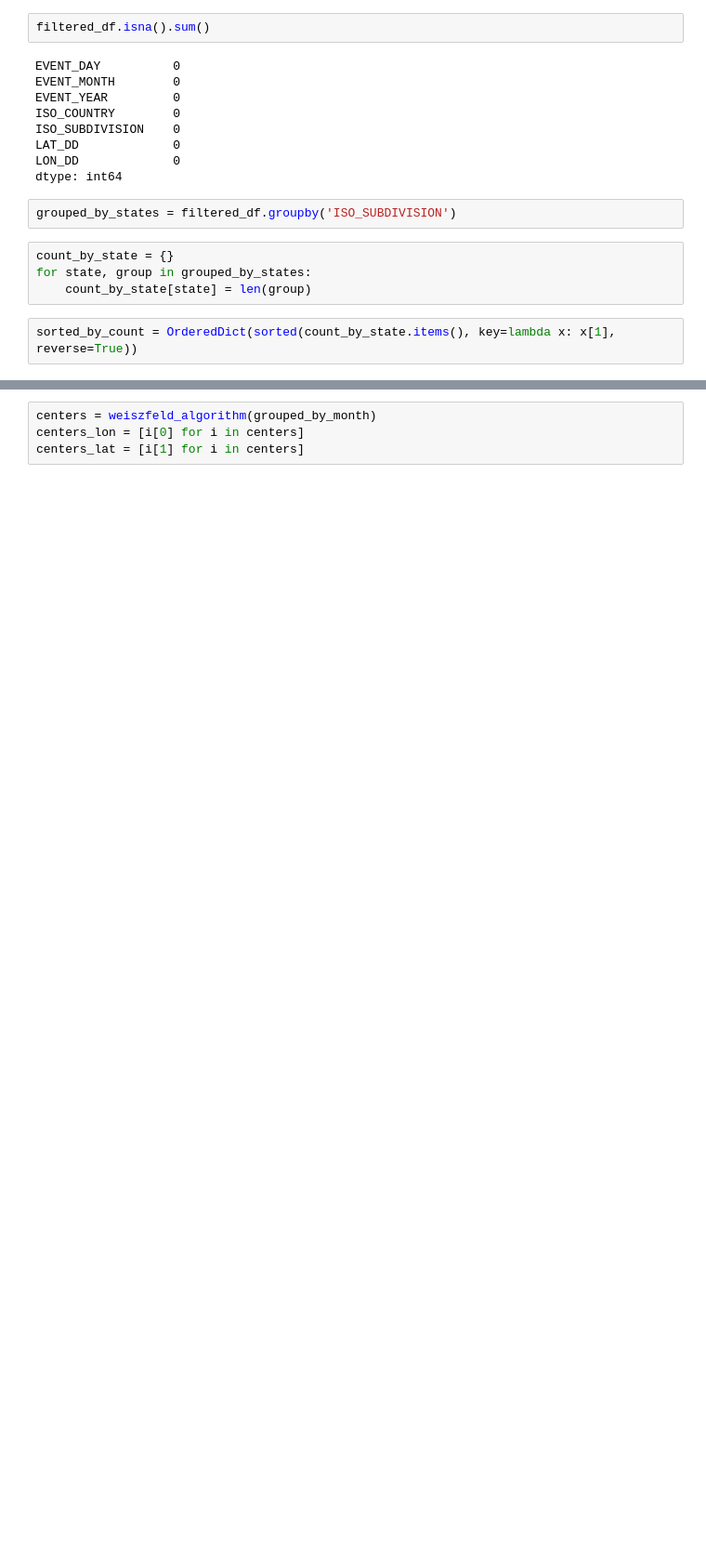
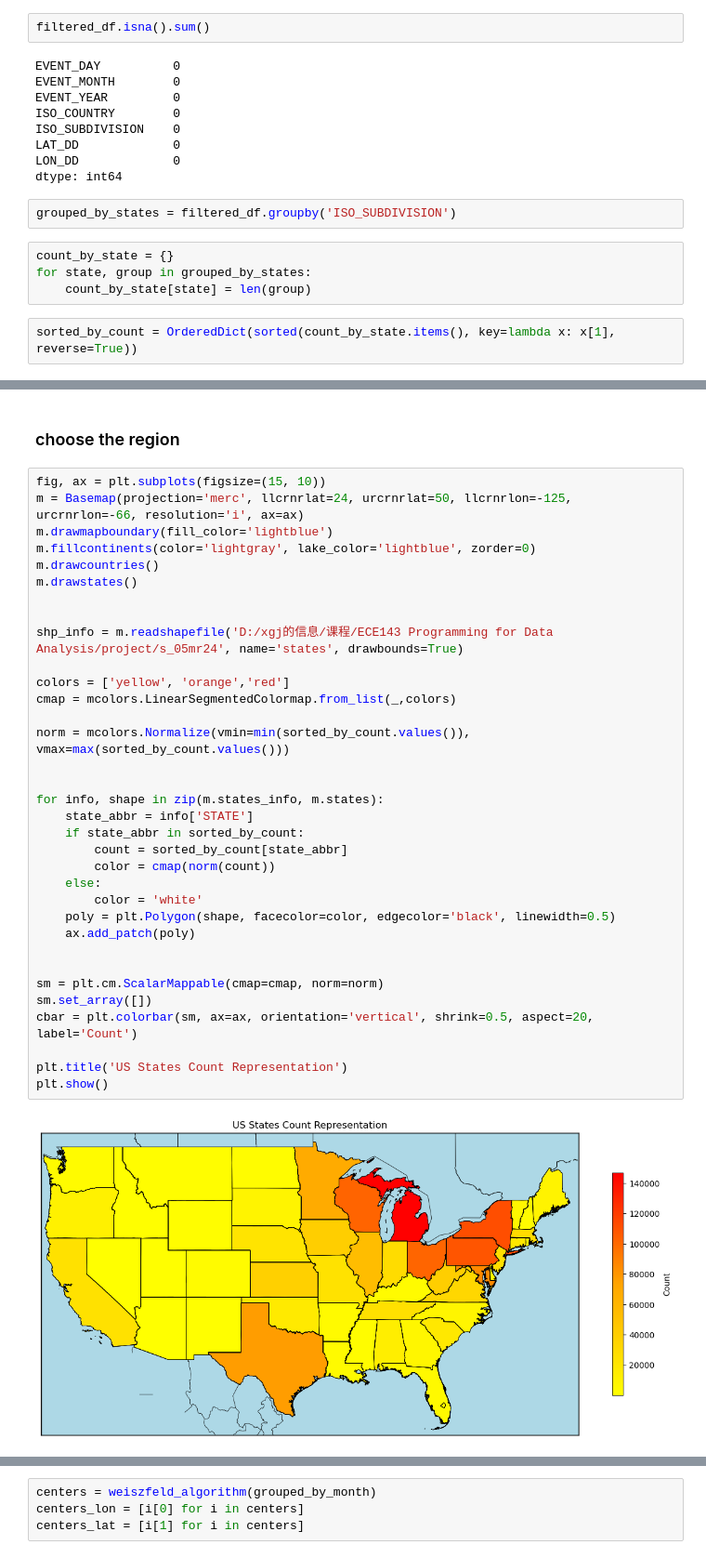
Before and after one commit to maxdgibson/ECE143, a Jupyter notebook: correlation_between_temperature_and_center.ipynb, the cells around one changed output, grey strips where cells are left out. Shown at 93% size. Cells and saved outputs as stored; diff of their text form; blank space fills up the shorter version.

```diff
--- a/correlation_between_temperature_and_center.ipynb
+++ b/correlation_between_temperature_and_center.ipynb
@@ -67,0 +76,38 @@ OrderedDict([('US-MI', 146835),
+# %% [markdown]
+### choose the region
+# %%
+fig, ax = plt.subplots(figsize=(15, 10))
+m = Basemap(projection='merc', llcrnrlat=24, urcrnrlat=50, llcrnrlon=-125, urcrnrlon=-66, resolution='i', ax=ax)
+m.drawmapboundary(fill_color='lightblue')
+m.fillcontinents(color='lightgray', lake_color='lightblue', zorder=0)
+m.drawcountries()
+m.drawstates()
+
+
+shp_info = m.readshapefile('D:/xgj的信息/课程/ECE143 Programming for Data Analysis/project/s_05mr24', name='states', drawbounds=True)
+
+colors = ['yellow', 'orange','red']
+cmap = mcolors.LinearSegmentedColormap.from_list(_,colors)
+
+norm = mcolors.Normalize(vmin=min(sorted_by_count.values()), vmax=max(sorted_by_count.values()))
+
+
+for info, shape in zip(m.states_info, m.states):
+    state_abbr = info['STATE']
+    if state_abbr in sorted_by_count:
+        count = sorted_by_count[state_abbr]
+        color = cmap(norm(count))
+    else:
+        color = 'white'
+    poly = plt.Polygon(shape, facecolor=color, edgecolor='black', linewidth=0.5)
+    ax.add_patch(poly)
+
+
+sm = plt.cm.ScalarMappable(cmap=cmap, norm=norm)
+sm.set_array([])
+cbar = plt.colorbar(sm, ax=ax, orientation='vertical', shrink=0.5, aspect=20, label='Count')
+
+plt.title('US States Count Representation')
+plt.show()
+# %% [output]
+[figure, added]
```
Also changed, not shown: parts of 44 cells of this notebook, 5 other files.
